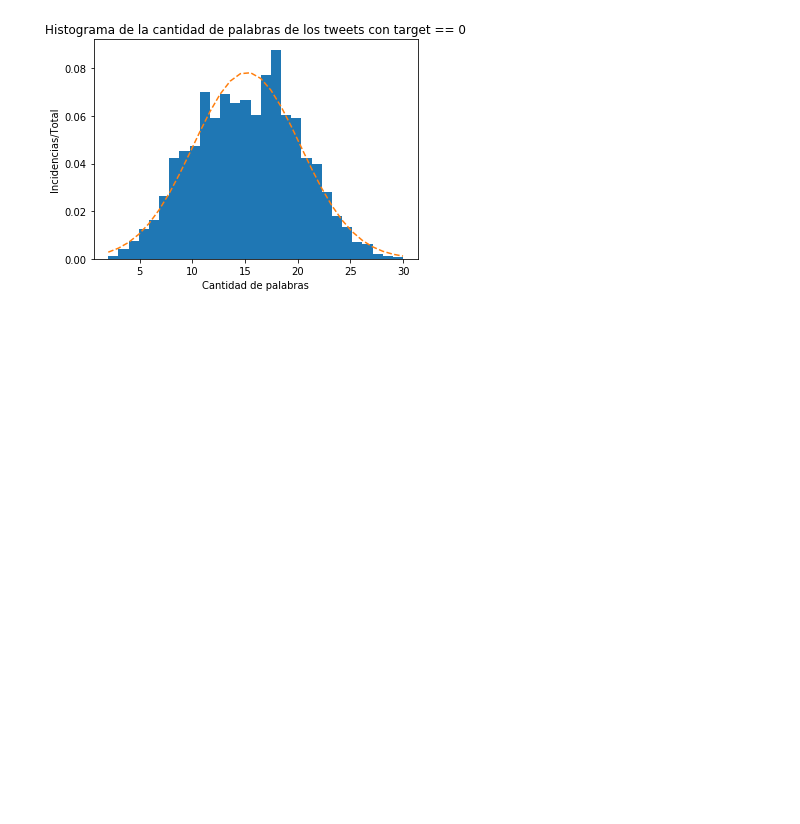
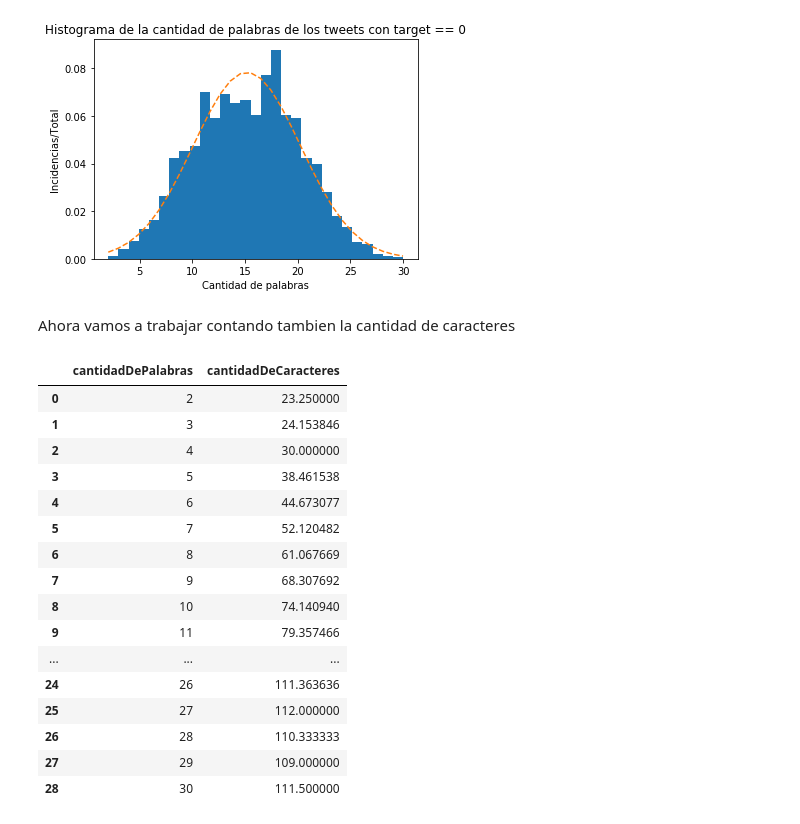
Before and after one commit to yuquimura/Trabajo-Practico-1, a Jupyter notebook: notebooks/Analisis Exploratorio Brian.ipynb, the cells around one changed output. Cells and saved outputs as stored; diff of their text form; code cells hidden in the pictures; blank space fills up the shorter version.

Commit message:
Update Analisis Exploratorio Brian.ipynb
Exploracion de la relacion Cantidad de palabras, cantidad de caracteres. Aun no finalizado.

```diff
--- a/notebooks/Analisis Exploratorio Brian.ipynb
+++ b/notebooks/Analisis Exploratorio Brian.ipynb
@@ -109,3 +111,36 @@ fig.tight_layout()
 plt.show()
 # %% [output]
 [figure]
+# %% [markdown]
+Ahora vamos a trabajar contando tambien la cantidad de caracteres
+# %%
+#Primero agrego la columna en cuestion con la que voy a trabajar
+eventsData['cantidadDeCaracteres'] = eventsData['text'].apply(lambda x: len(x)-x.count(" "))
+# %%
+#Para el primer grafico, me voy a quedar simplemente con las tres columnas que me interesan
+eventsDataAux = eventsData[['cantidadDeCaracteres','cantidadDePalabras','target']]
+# %%
+#En este analisis voy a ver si hay correlacion entre cantidad de palabras, y el largo de las mismas
+#Voy a empezar con los target = 1
+eventsDataHex = eventsDataAux[eventsDataAux['target']==1]
+eventsDataHex = eventsDataHex.groupby("cantidadDePalabras").agg({'cantidadDeCaracteres':'mean'})
+eventsDataHex = eventsDataHex.reset_index()
+eventsDataHex
+# %% [output]
+|  | cantidadDePalabras | cantidadDeCaracteres |
+| 0 | 2 | 23.250000 |
+| 1 | 3 | 24.153846 |
+| 2 | 4 | 30.000000 |
+| 3 | 5 | 38.461538 |
+| 4 | 6 | 44.673077 |
+| 5 | 7 | 52.120482 |
+| 6 | 8 | 61.067669 |
+| 7 | 9 | 68.307692 |
+| 8 | 10 | 74.140940 |
+| 9 | 11 | 79.357466 |
+| ... | ... | ... |
+| 24 | 26 | 111.363636 |
+| 25 | 27 | 112.000000 |
+| 26 | 28 | 110.333333 |
+| 27 | 29 | 109.000000 |
+| 28 | 30 | 111.500000 |
```
Also changed, not shown: parts of 4 cells of this notebook.
